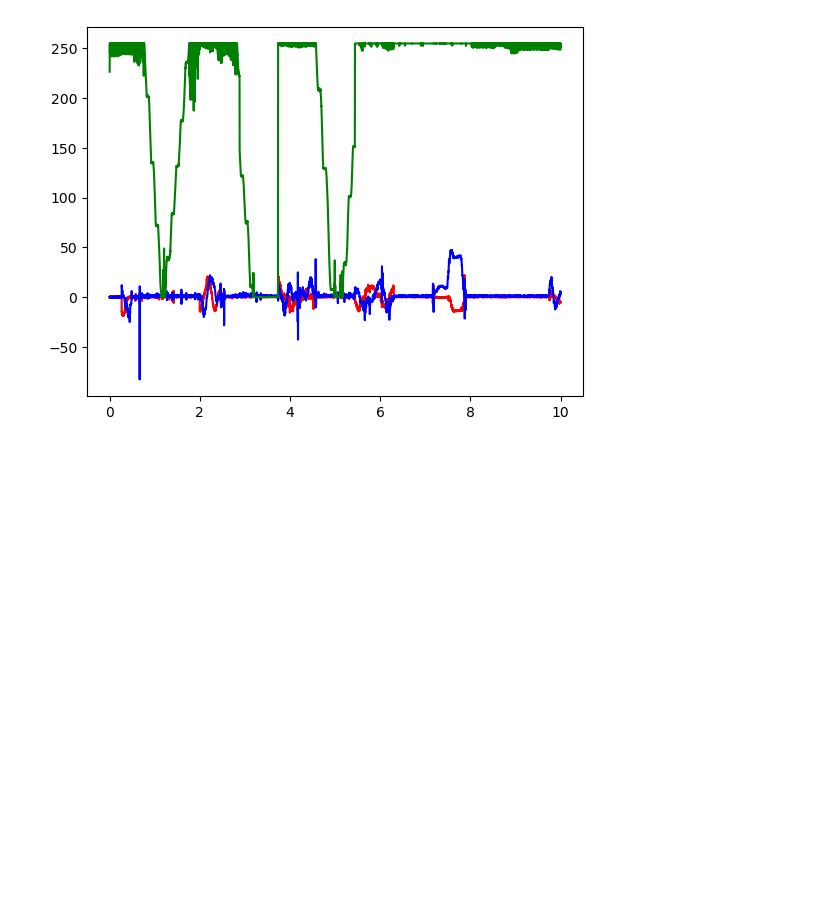
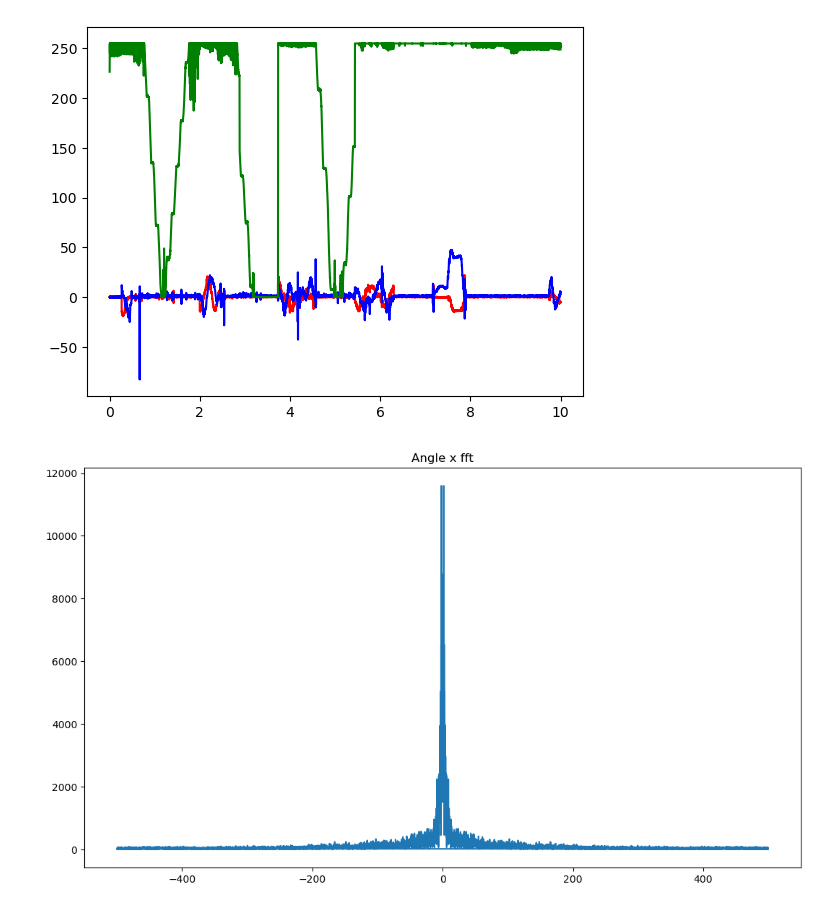
Before and after one commit to Thoalfeqar-gata/DSP-Master-Degree, a Jupyter notebook: Arduino DSP project/frequency analysis.ipynb, the cells around one changed output. Cells and saved outputs as stored; diff of their text form; code cells hidden in the pictures; blank space fills up the shorter version.

```diff
--- a/Arduino DSP project/frequency analysis.ipynb
+++ b/Arduino DSP project/frequency analysis.ipynb
@@ -48,3 +48,24 @@ plt.plot(t, voltage, 'g-', label = 'Voltage')
 plt.show()
 # %% [output]
 [figure]
+# %%
+from scipy import fft
+
+fft_angle_x = fft.fft(angleX)
+fftfrequency = fft.fftfreq(len(angleX), 1/1000)
+mag_angle_x = abs(fft_angle_x)
+
+fft_angle_y = fft.fft(angleY)
+fftfrequency = fft.fftfreq(len(angleY), 1/1000)
+mag_angle_y = abs(fft_angle_y)
+
+fft_voltage = fft.fft(voltage)
+fftfrequency = fft.fftfreq(len(voltage), 1/1000)
+mag_voltage = abs(fft_voltage)
+# %%
+plt.figure(figsize = (12.8, 7.2))
+plt.title('Angle x fft')
+plt.plot(fftfrequency, mag_angle_x)
+plt.show()
+# %% [output]
+[figure, added]
```
Also changed, not shown: parts of 2 cells of this notebook.
